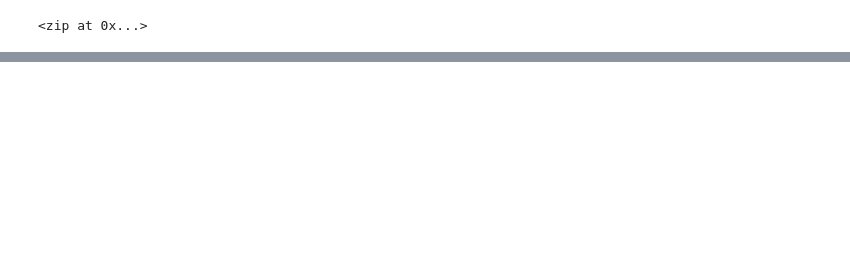
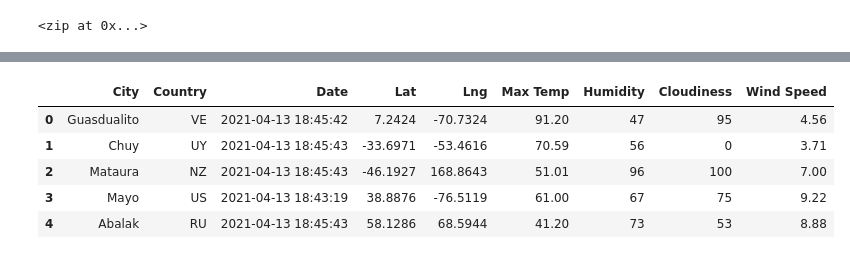
Before and after one commit to KarenMashburn/World_Weather_Analysis, a Jupyter notebook: WeatherPy.ipynb, the cells around one changed output, grey strips where cells are left out. Drawn from its saved outputs; the diff is of its cells as text; code cells hidden in the pictures; blank space fills up the shorter version.

```diff
--- a/WeatherPy.ipynb
+++ b/WeatherPy.ipynb
@@ -33,0 +153,12 @@ len(cities)
+# %%
+new_column_order = ["City", "Country", "Date", "Lat", "Lng", "Max Temp", "Humidity", "Cloudiness", "Wind Speed"]
+# %%
+city_data_df  = city_data_df [new_column_order]
+city_data_df.head()
+# %% [output]
+|  | City | Country | Date | Lat | Lng | Max Temp | Humidity | Cloudiness | Wind Speed |
+| 0 | Guasdualito | VE | 2021-04-13 18:45:42 | 7.2424 | -70.7324 | 91.20 | 47 | 95 | 4.56 |
+| 1 | Chuy | UY | 2021-04-13 18:45:43 | -33.6971 | -53.4616 | 70.59 | 56 | 0 | 3.71 |
+| 2 | Mataura | NZ | 2021-04-13 18:45:43 | -46.1927 | 168.8643 | 51.01 | 96 | 100 | 7.00 |
+| 3 | Mayo | US | 2021-04-13 18:43:19 | 38.8876 | -76.5119 | 61.00 | 67 | 75 | 9.22 |
+| 4 | Abalak | RU | 2021-04-13 18:45:43 | 58.1286 | 68.5944 | 41.20 | 73 | 53 | 8.88 |
```
Also changed, not shown: parts of 7 cells of this notebook, 1 other file.
